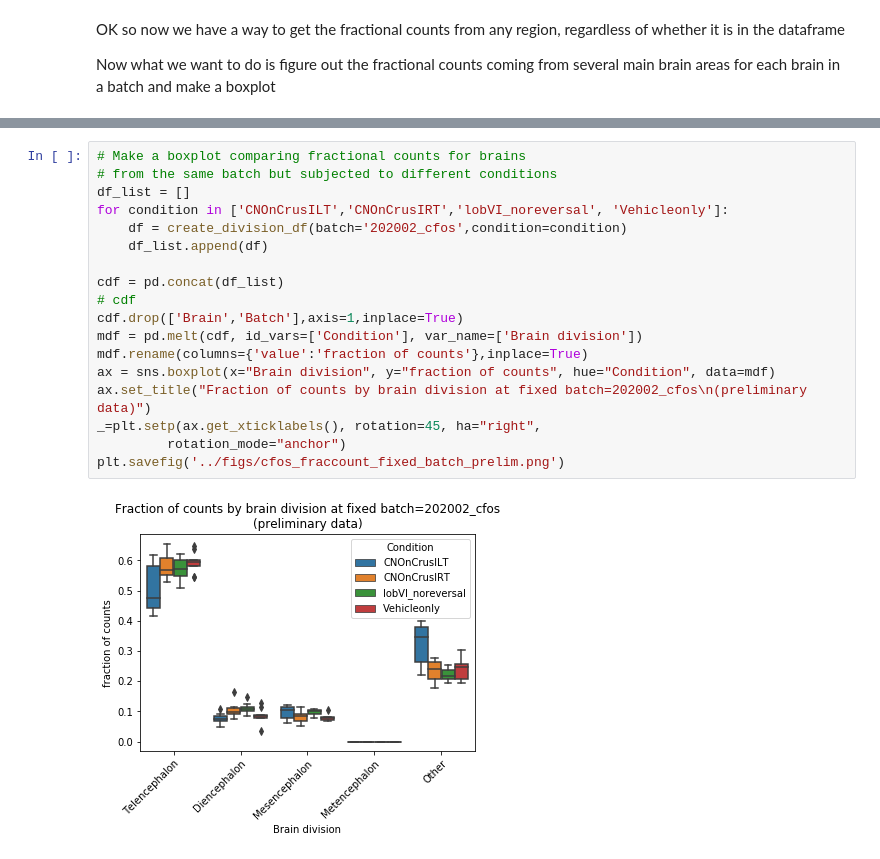
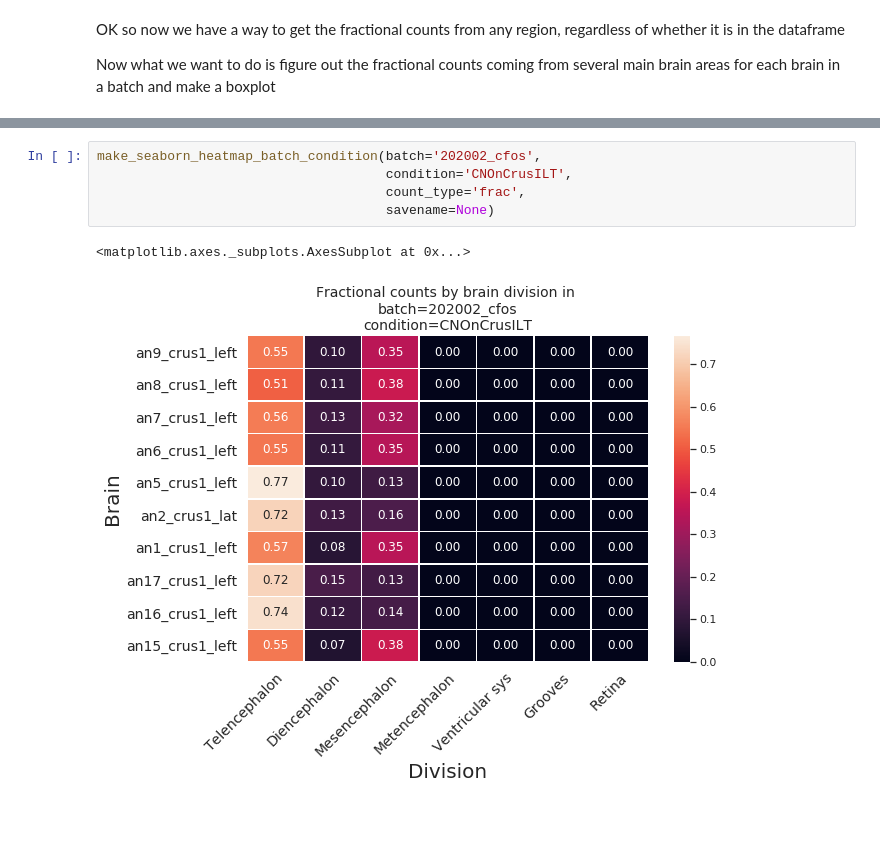
Before and after one commit to PrincetonUniversity/lightsheet_helper_scripts, a Jupyter notebook: projects/combine_cfos_batches/notebooks/cfos_batch_combination_v2.ipynb, the cells around one changed output, grey strips where cells are left out. Cells and saved outputs as stored; diff of their text form; blank space fills up the shorter version.

```diff
--- a/projects/combine_cfos_batches/notebooks/cfos_batch_combination_v2.ipynb
+++ b/projects/combine_cfos_batches/notebooks/cfos_batch_combination_v2.ipynb
@@ -642,20 +499,8 @@ plt.savefig('../cfos_fraccount_fixed_condition_prelim.png')
-# %%
-# Make a boxplot comparing fractional counts for brains
-# from the same batch but subjected to different conditions
-df_list = []
-for condition in ['CNOnCrusILT','CNOnCrusIRT','lobVI_noreversal', 'Vehicleonly']:
-    df = create_division_df(batch='202002_cfos',condition=condition)
-    df_list.append(df)
-
-cdf = pd.concat(df_list)
-# cdf
-cdf.drop(['Brain','Batch'],axis=1,inplace=True)
-mdf = pd.melt(cdf, id_vars=['Condition'], var_name=['Brain division'])
-mdf.rename(columns={'value':'fraction of counts'},inplace=True)
-ax = sns.boxplot(x="Brain division", y="fraction of counts", hue="Condition", data=mdf)
-ax.set_title("Fraction of counts by brain division at fixed batch=202002_cfos\n(preliminary data)")
-_=plt.setp(ax.get_xticklabels(), rotation=45, ha="right",
-         rotation_mode="anchor")
-plt.savefig('../figs/cfos_fraccount_fixed_batch_prelim.png')
-# %% [output]
-[figure, removed]
+# %%
+make_seaborn_heatmap_batch_condition(batch='202002_cfos',
+                                     condition='CNOnCrusILT',
+                                     count_type='frac',
+                                     savename=None)
+# %% [output]
+<matplotlib.axes._subplots.AxesSubplot at 0x...>
+[figure, added]
```
Also changed, not shown: parts of 50 cells of this notebook.
